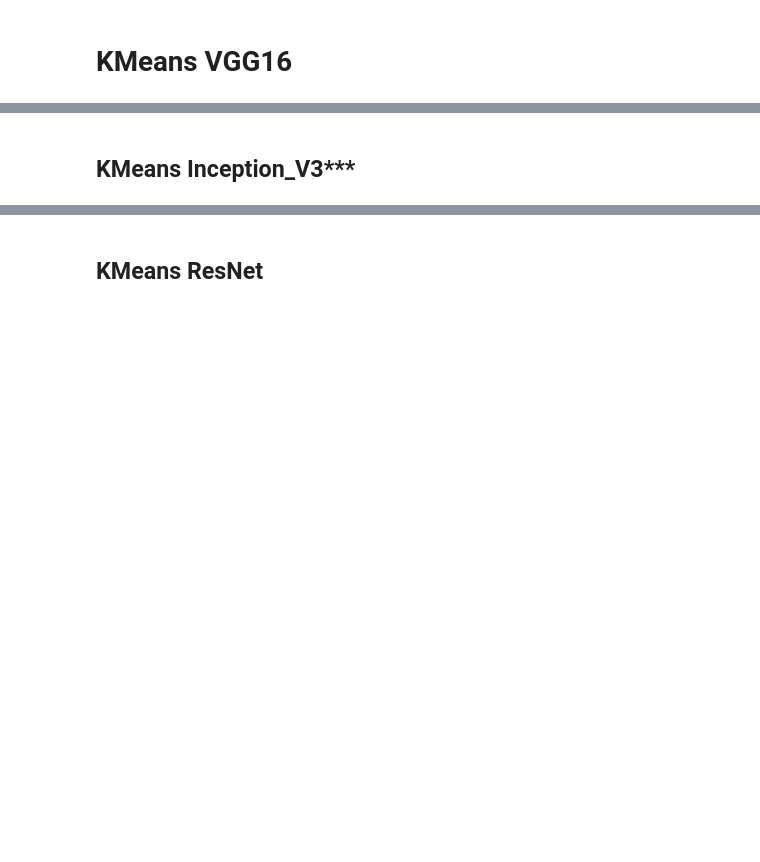
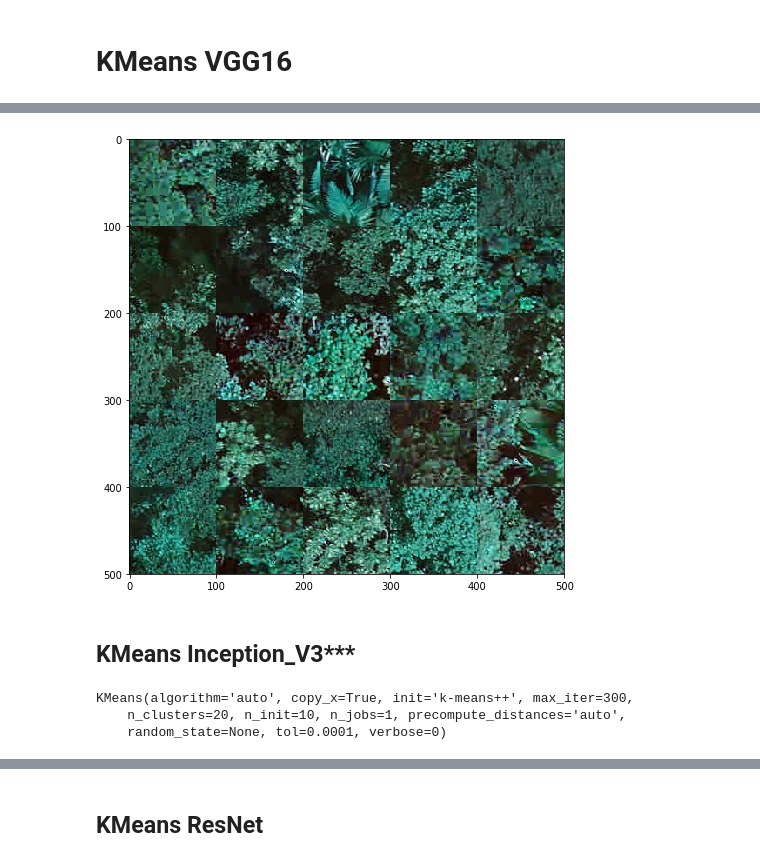
Before and after one commit to helenjin/APL, a Jupyter notebook: APL.ipynb, the cells around one changed output, grey strips where cells are left out. Saved outputs shown, nothing was run; the diff lists cells and outputs as text; code cells hidden in the pictures; blank space fills up the shorter version.

```diff
--- a/APL.ipynb
+++ b/APL.ipynb
@@ -537,0 +579,12 @@ kmeans = KMeans(n_clusters=3)
+# %%
+output1 = kmeans1.predict(vgg16_model_fc1_features.values)
+# %%
+# Visualization
+labels = ["cluster" + str(i) for i in range(20)]
+cluster_dict = dict.fromkeys(labels, None) # dict with cluster number as keys and indices of relevant patches as values
+
+for i in range(len(output1)):
+    if cluster_dict["cluster" + str(output1[i])] == None:
+        cluster_dict["cluster" + str(output1[i])] = [i]
+    else:
+        cluster_dict["cluster" + str(output1[i])].append(i)
@@ -538,2 +598,30 @@ kmeans = KMeans(n_clusters=3)
+# %%
+import random
+
+for cluster in max_clusters:
+    # we will view a random 25 patches for each cluster
+    indices = cluster_dict[cluster] # indices of patches
+    indices_pos = random.sample(range(len(indices)), 25) # positions of selected elements in indices
+
+    # create new_img and initialize with the first patch
+    new_img = np.zeros(shape=(500, 500, 3))
+
+    for i in range(5):
+        for j in range(5):
+            patch_id = i*5 + j
+            new_img[i*100:(i+1)*100, j*100:(j+1)*100] = patches0[indices[indices_pos[patch_id]]]
+
+    cv2.imwrite('vgg16_model_fc1_' + cluster +'.jpg', new_img)
+# %%
+fig=plt.figure(figsize=(8,8))
+
+for i in range(len(max_clusters)):
+    cluster_img = cv2.imread('vgg16_model_fc1_' + max_clusters[i] + '.jpg')
+    fig.add_subplot(1, len(max_clusters), i+1)
+    plt.imshow(cluster_img)
+
+plt.show()
+# %% [output]
+[figure, added]
 # %% [markdown]
 ## KMeans Inception_V3***
@@ -539,0 +630,6 @@ kmeans = KMeans(n_clusters=3)
+# %%
+kmeans.fit(inception_model_avg_pool_features.values)
+# %% [output]
+KMeans(algorithm='auto', copy_x=True, init='k-means++', max_iter=300,
+    n_clusters=20, n_init=10, n_jobs=1, precompute_distances='auto',
+    random_state=None, tol=0.0001, verbose=0)
```
Also changed, not shown: parts of 36 cells of this notebook.
